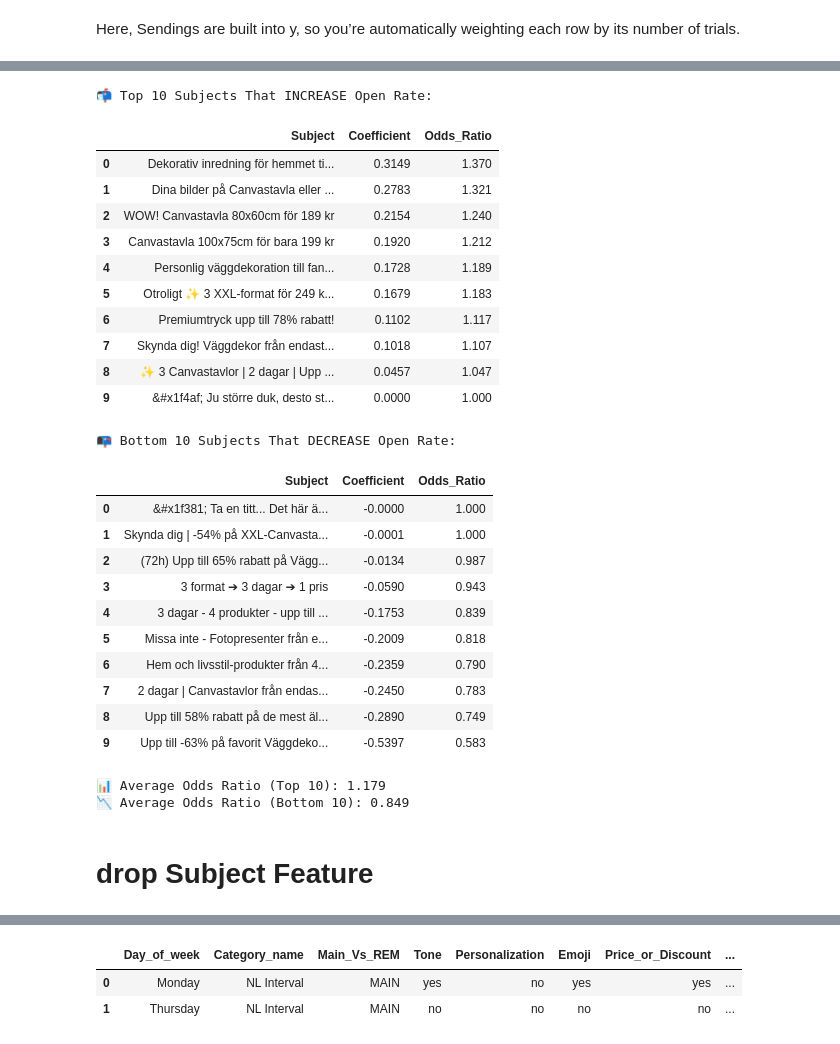
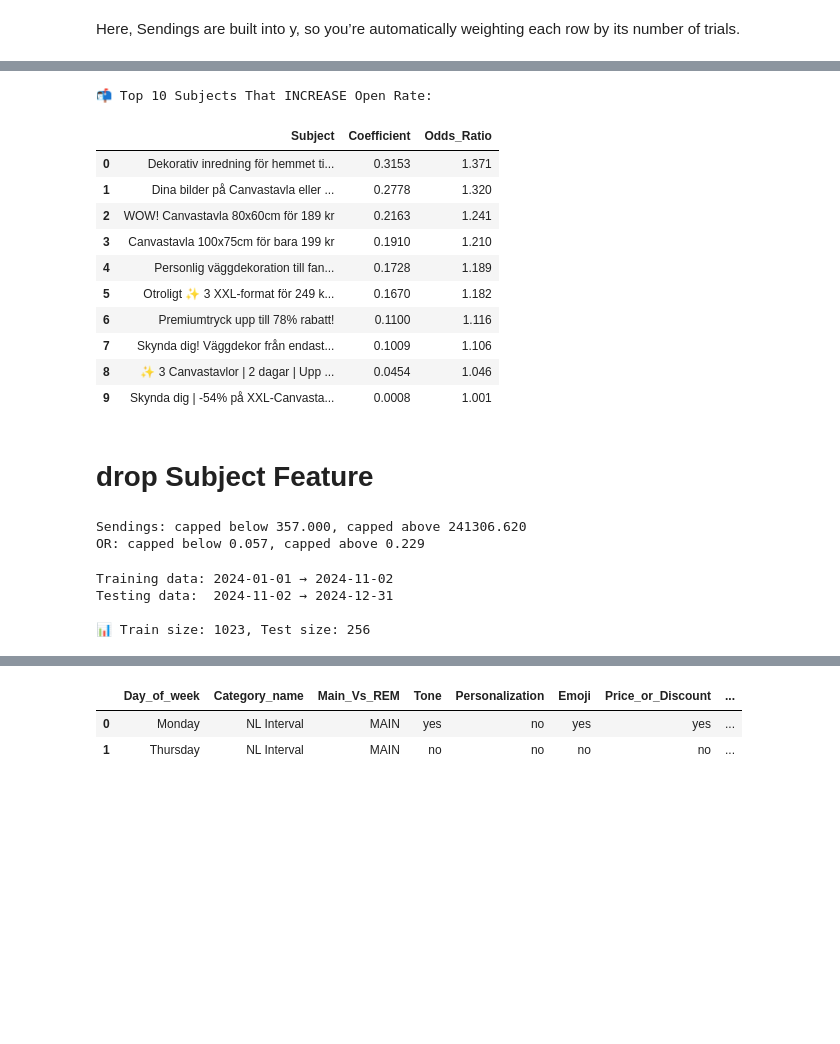
Before and after one commit to ahmad-elgantiry/Emails-Subject-line-Analysis-to-improve-OR-and-CTR, a Jupyter notebook: OR_BinomialGLM_model.ipynb, the cells around one changed output, grey strips where cells are left out. Cells and saved outputs as stored; diff of their text form; code cells hidden in the pictures; blank space fills up the shorter version.

Commit message:
removing outliers from one model

```diff
--- a/OR_BinomialGLM_model.ipynb
+++ b/OR_BinomialGLM_model.ipynb
@@ -390,64 +387,40 @@ plt.show()
 # %%
 import pandas as pd
 from IPython.display import display
 
-# --- 1️⃣ Extract subject-specific coefficients ---
+# --- Extract subject-specific coefficients ---
 subject_effects = coef_df[coef_df["Feature"].str.startswith("Subject_")].copy()
 
 # Clean up names
 subject_effects["Subject"] = subject_effects["Feature"].str.replace("Subject_", "", regex=False)
 
 # Keep only relevant columns
 subject_effects = subject_effects[["Subject", "Coefficient", "Odds_Ratio", "p_value"]]
 
 # Sort by coefficient (impact on open rate)
 subject_effects = subject_effects.sort_values("Coefficient", ascending=False)
 
 # Round for clarity
 subject_effects["Coefficient"] = subject_effects["Coefficient"].round(4)
 subject_effects["Odds_Ratio"] = subject_effects["Odds_Ratio"].round(3)
 
-# --- 2️⃣ Top & bottom performers ---
+# --- Show only top 10 subjects ---
 top_subjects = subject_effects.head(10).reset_index(drop=True)
-bottom_subjects = subject_effects.tail(10).reset_index(drop=True)
 
 print("📬 Top 10 Subjects That INCREASE Open Rate:")
 display(top_subjects[["Subject", "Coefficient", "Odds_Ratio"]])
-
-print("\n📭 Bottom 10 Subjects That DECREASE Open Rate:")
-display(bottom_subjects[["Subject", "Coefficient", "Odds_Ratio"]])
-
-# --- Optional: summary stats ---
-mean_positive = top_subjects["Odds_Ratio"].mean()
-mean_negative = bottom_subjects["Odds_Ratio"].mean()
-print(f"\n📊 Average Odds Ratio (Top 10): {mean_positive:.3f}")
-print(f"📉 Average Odds Ratio (Bottom 10): {mean_negative:.3f}")
 # %% [output]
 📬 Top 10 Subjects That INCREASE Open Rate:
 |  | Subject | Coefficient | Odds_Ratio |
-| 0 | Dekorativ inredning för hemmet ti... | 0.3149 | 1.370 |
-| 1 | Dina bilder på Canvastavla eller ... | 0.2783 | 1.321 |
-| 2 | WOW! Canvastavla 80x60cm för 189 kr | 0.2154 | 1.240 |
-| 3 | Canvastavla 100x75cm för bara 199 kr | 0.1920 | 1.212 |
+| 0 | Dekorativ inredning för hemmet ti... | 0.3153 | 1.371 |
+| 1 | Dina bilder på Canvastavla eller ... | 0.2778 | 1.320 |
+| 2 | WOW! Canvastavla 80x60cm för 189 kr | 0.2163 | 1.241 |
+| 3 | Canvastavla 100x75cm för bara 199 kr | 0.1910 | 1.210 |
 | 4 | Personlig väggdekoration till fan... | 0.1728 | 1.189 |
-| 5 | Otroligt ✨ 3 XXL-format för 249 k... | 0.1679 | 1.183 |
-| 6 | Premiumtryck upp till 78% rabatt! | 0.1102 | 1.117 |
-| 7 | Skynda dig! Väggdekor från endast... | 0.1018 | 1.107 |
-| 8 | ✨ 3 Canvastavlor | 2 dagar | Upp ... | 0.0457 | 1.047 |
-| 9 | &#x1f4af; Ju större duk, desto st... | 0.0000 | 1.000 |
+| 5 | Otroligt ✨ 3 XXL-format för 249 k... | 0.1670 | 1.182 |
+| 6 | Premiumtryck upp till 78% rabatt! | 0.1100 | 1.116 |
+| 7 | Skynda dig! Väggdekor från endast... | 0.1009 | 1.106 |
+| 8 | ✨ 3 Canvastavlor | 2 dagar | Upp ... | 0.0454 | 1.046 |
+| 9 | Skynda dig | -54% på XXL-Canvasta... | 0.0008 | 1.001 |
-📭 Bottom 10 Subjects That DECREASE Open Rate:
-|  | Subject | Coefficient | Odds_Ratio |
-| 0 | &#x1f381; Ta en titt... Det här ä... | -0.0000 | 1.000 |
-| 1 | Skynda dig | -54% på XXL-Canvasta... | -0.0001 | 1.000 |
-| 2 | (72h) Upp till 65% rabatt på Vägg... | -0.0134 | 0.987 |
-| 3 | 3 format ➔ 3 dagar ➔ 1 pris | -0.0590 | 0.943 |
-| 4 | 3 dagar - 4 produkter - upp till ... | -0.1753 | 0.839 |
-| 5 | Missa inte - Fotopresenter från e... | -0.2009 | 0.818 |
-| 6 | Hem och livsstil-produkter från 4... | -0.2359 | 0.790 |
-| 7 | 2 dagar | Canvastavlor från endas... | -0.2450 | 0.783 |
-| 8 | Upp till 58% rabatt på de mest äl... | -0.2890 | 0.749 |
-| 9 | Upp till -63% på favorit Väggdeko... | -0.5397 | 0.583 |
-📊 Average Odds Ratio (Top 10): 1.179
-📉 Average Odds Ratio (Bottom 10): 0.849
 # %% [markdown]
 # drop Subject Feature
@@ -453,0 +457,18 @@ print(f"📉 Average Odds Ratio (Bottom 10): {mean_negative:.3f}")
+# %%
+# Set Winsorization thresholds (percentiles)
+lower_pct = 0.01  # 1st percentile
+upper_pct = 0.99  # 99th percentile
+
+# List of columns to Winsorize
+columns_to_winsorize = ['Sendings', 'OR']
+
+for col in columns_to_winsorize:
+    lower = df[col].quantile(lower_pct)
+    upper = df[col].quantile(upper_pct)
+    df[col] = np.clip(df[col], lower, upper)  # Cap values at thresholds
+    print(f"{col}: capped below {lower:.3f}, capped above {upper:.3f}")
+
+# Now df has Winsorized columns ready for modeling
+# %% [output]
+Sendings: capped below 357.000, capped above 241306.620
+OR: capped below 0.057, capped above 0.229
@@ -454,3 +478,18 @@ print(f"📉 Average Odds Ratio (Bottom 10): {mean_negative:.3f}")
+# %%
+df = df.sort_values('Sent_Date')
+# Define cutoff date (e.g., last 20% of records for testing)
+cutoff_index = int(len(df) * 0.8)
+train_df = df.iloc[:cutoff_index]
+test_df = df.iloc[cutoff_index:]
+
+print(f"Training data: {train_df['Sent_Date'].min().date()} → {train_df['Sent_Date'].max().date()}")
+print(f"Testing data:  {test_df['Sent_Date'].min().date()} → {test_df['Sent_Date'].max().date()}")
+print(f"\n📊 Train size: {len(train_df)}, Test size: {len(test_df)}")
+# %% [output]
+Training data: 2024-01-01 → 2024-11-02
+Testing data:  2024-11-02 → 2024-12-31
+
+📊 Train size: 1023, Test size: 256
 # %%
 categorical_cols = [
       'Day_of_week',
```
Also changed, not shown: parts of 12 cells of this notebook, 2 other files.
